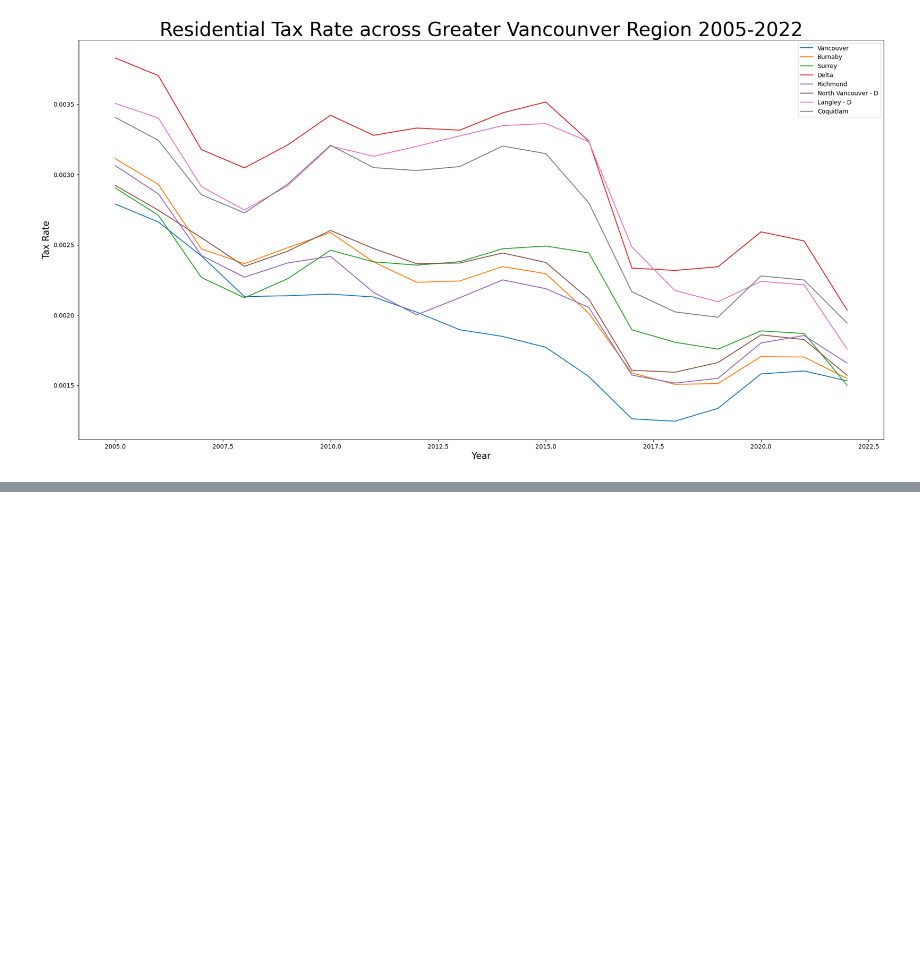
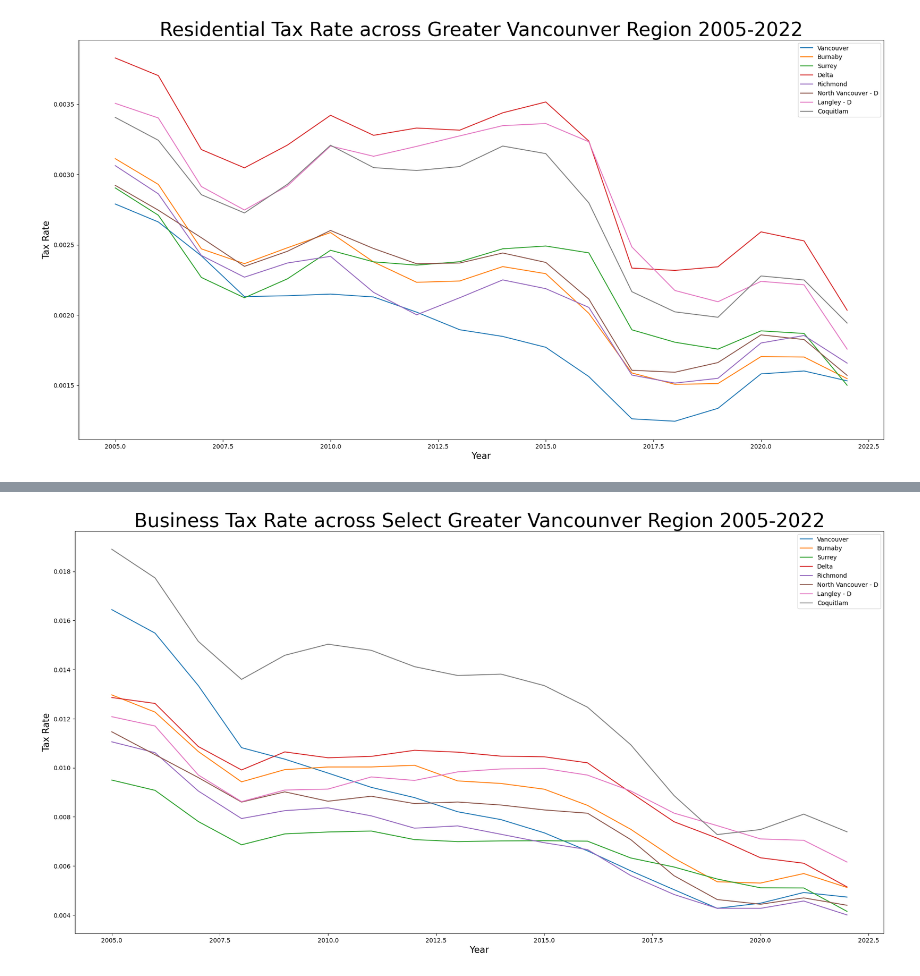
Before and after one commit to ddsarai/propertTax_comps, a Jupyter notebook: BC_pTax_2005_2022.ipynb, the cells around one changed output, grey strips where cells are left out. Drawn from its saved outputs; the diff is of its cells as text; code cells hidden in the pictures; blank space fills up the shorter version.

```diff
--- a/BC_pTax_2005_2022.ipynb
+++ b/BC_pTax_2005_2022.ipynb
@@ -364,0 +318,15 @@ plt.show()
+# %%
+data = bc_ptax05_22[(bc_ptax05_22['RD'] == 'GVR') & (bc_ptax05_22['Purpose of Tax Rate'] == 'Municipal')]
+
+cities = ['Vancouver', 'Burnaby', 'Surrey', 'Delta', 'Richmond', 'North Vancouver - D', 'Langley - D', 'Coquitlam']
+
+plt.figure(figsize=(24,12))
+for city in cities:
+    plt.plot(data[data['Municipalities'] == city]['Year'], data[data['Municipalities'] == city]['Business'], label=city)
+plt.xlabel('Year', fontsize=15)
+plt.ylabel('Tax Rate', fontsize=15)
+plt.title('Business Tax Rate across Select I Greater Vancounver Region 2005-2022', fontsize=32)
+plt.legend()
+plt.show()
+# %% [output]
+[figure, added]
```
Also changed, not shown: parts of 18 cells of this notebook, 1 other file.
